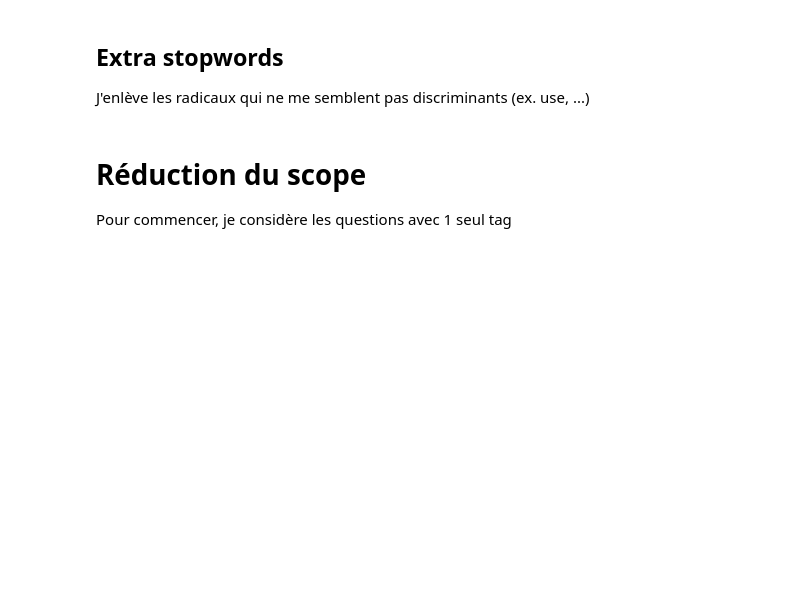
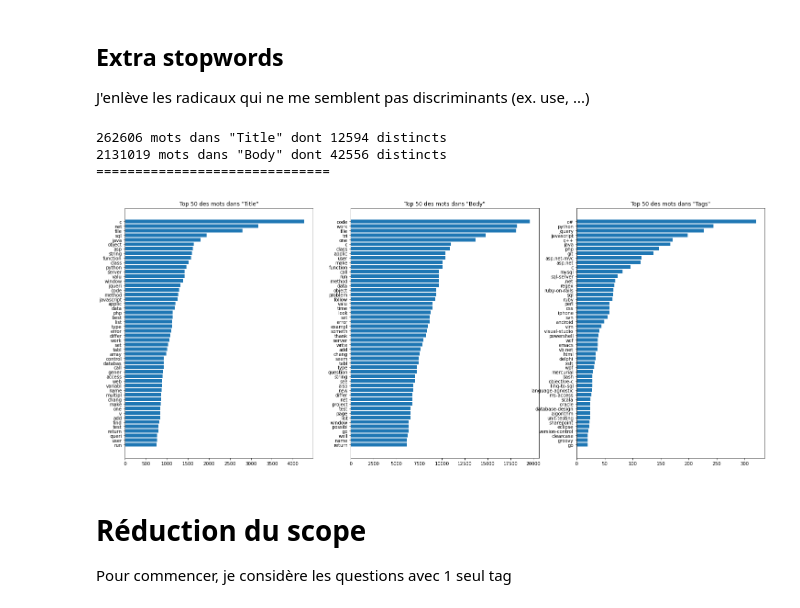
Before and after one commit to FKO78/OC-ds-p6, a Jupyter notebook: P6_Catégorisez_automatiquement_des_questions.ipynb, the cells around one changed output. Cells and saved outputs as stored; diff of their text form; code cells hidden in the pictures; blank space fills up the shorter version.

```diff
--- a/P6_Catégorisez_automatiquement_des_questions.ipynb
+++ b/P6_Catégorisez_automatiquement_des_questions.ipynb
@@ -223,20 +226,28 @@ print('{} mots dans les titres dont {} distincts, \n\
 J'enlève les radicaux qui ne me semblent pas discriminants (ex. use, ...)
 # %%
 extra_sw = ('use', 'get', 'like', 'way', 'creat', 'would', 'want', 'need', 'know', 'could')
+cpt = 1
 
 for col in  ['Title', 'Body']:
     train[col] = train[col].apply(lambda x: ' '.join([w for w in x.split() if w not in extra_sw]))
     freq[col] = Counter(' '.join(train[col].values).split()).most_common()
+    print('{} mots dans "{}" dont {} distincts'.\
+        format(sum(dict(freq[col]).values()), col, len(freq[col])))
+print('='*30)
 
-cpt = 1
 fig = plt.figure(1, figsize=(25, 10))
 
 for col in cols:
     plt.subplot(1, len(cols), cpt)
     plt.barh([k for k, v in sorted(freq[col][:top], key=lambda x: x[1])],
              [v for k, v in sorted(freq[col][:top], key=lambda x: x[1])])
     plt.title('Top {} des mots dans "{}"'.format(top, col))
     cpt += 1
+# %% [output]
+262606 mots dans "Title" dont 12594 distincts
+2131019 mots dans "Body" dont 42556 distincts
+==============================
+[figure, added]
 # %% [markdown]
 # Réduction du scope
 Pour commencer, je considère les questions avec 1 seul tag
```
Also changed, not shown: parts of 5 cells of this notebook.
